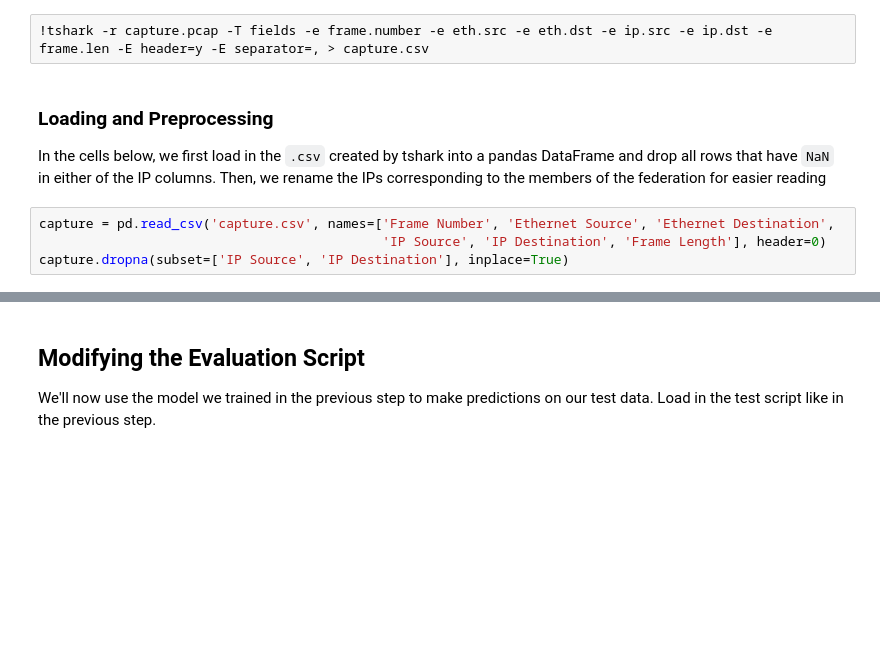
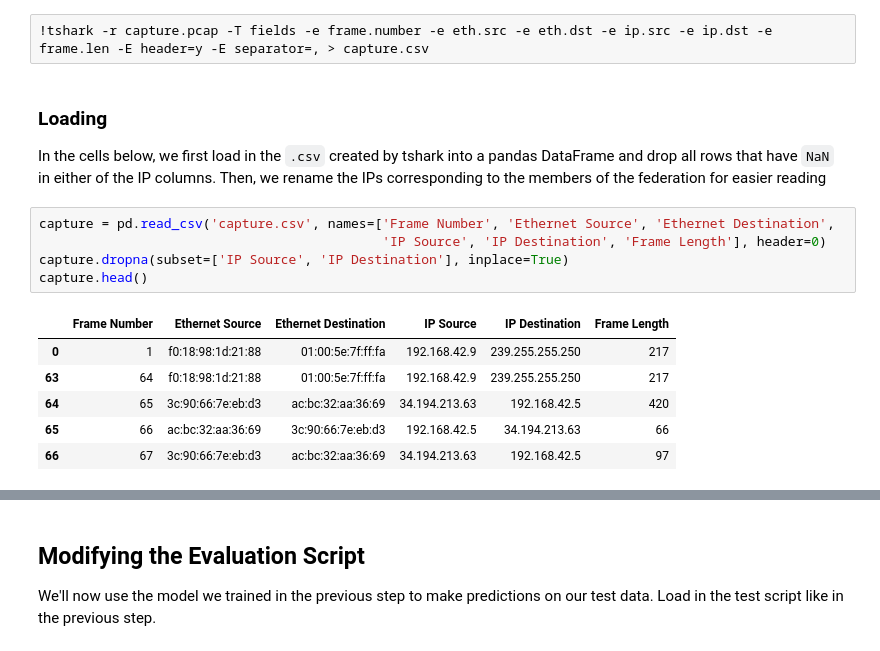
Before and after one commit to mc2-project/risecamp, a Jupyter notebook: mc2/tutorial/Exercise 3.ipynb, the cells around one changed output, grey strips where cells are left out. Cells and saved outputs as stored; diff of their text form; blank space fills up the shorter version.

```diff
--- a/mc2/tutorial/Exercise 3.ipynb
+++ b/mc2/tutorial/Exercise 3.ipynb
@@ -62,12 +62,20 @@ The goal of this section is to show that the workers do not communicate with eac
 # %%
 !tshark -r capture.pcap -T fields -e frame.number -e eth.src -e eth.dst -e ip.src -e ip.dst -e frame.len -E header=y -E separator=, > capture.csv
 # %% [markdown]
-### Loading and Preprocessing
+### Loading
 In the cells below, we first load in the `.csv` created by tshark into a pandas DataFrame and drop all rows that have `NaN` in either of the IP columns. Then, we rename the IPs corresponding to the members of the federation for easier reading
 # %%
 capture = pd.read_csv('capture.csv', names=['Frame Number', 'Ethernet Source', 'Ethernet Destination',
                                             'IP Source', 'IP Destination', 'Frame Length'], header=0)
 capture.dropna(subset=['IP Source', 'IP Destination'], inplace=True)
+capture.head()
+# %% [output]
+|  | Frame Number | Ethernet Source | Ethernet Destination | IP Source | IP Destination | Frame Length |
+| 0 | 1 | f0:18:98:1d:21:88 | 01:00:5e:7f:ff:fa | 192.168.42.9 | 239.255.255.250 | 217 |
+| 63 | 64 | f0:18:98:1d:21:88 | 01:00:5e:7f:ff:fa | 192.168.42.9 | 239.255.255.250 | 217 |
+| 64 | 65 | 3c:90:66:7e:eb:d3 | ac:bc:32:aa:36:69 | 34.194.213.63 | 192.168.42.5 | 420 |
+| 65 | 66 | ac:bc:32:aa:36:69 | 3c:90:66:7e:eb:d3 | 192.168.42.5 | 34.194.213.63 | 66 |
+| 66 | 67 | 3c:90:66:7e:eb:d3 | ac:bc:32:aa:36:69 | 34.194.213.63 | 192.168.42.5 | 97 |
 # %%
 labels = {master: 'Master', worker_1: 'worker_1', worker_2: 'worker_2', worker_3: 'worker_3'}
 capture.replace(labels, inplace=True)
```
Also changed, not shown: parts of 6 cells of this notebook.
